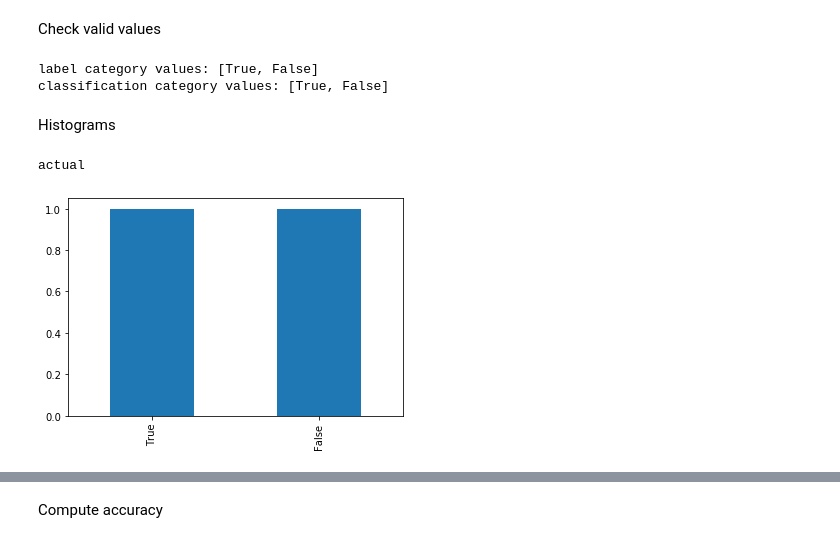
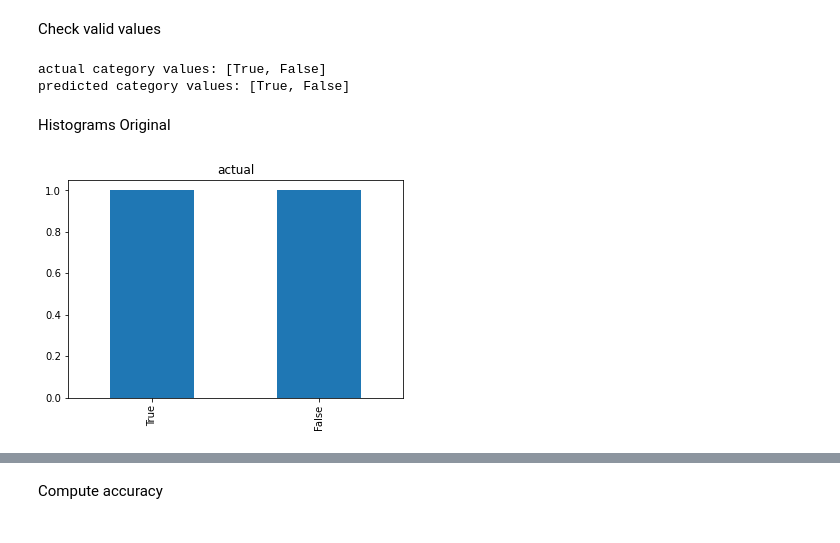
Before and after one commit to MaastrichtU-CDS/nlp-datau, a Jupyter notebook: notebooks/result-analysis.ipynb, the cells around one changed output, grey strips where cells are left out. Cells and saved outputs as stored; diff of their text form; code cells hidden in the pictures.

```diff
--- a/notebooks/result-analysis.ipynb
+++ b/notebooks/result-analysis.ipynb
@@ -9,8 +9,8 @@ path_excel_sheet = "./../resources/context_results.xlsx"
 # %% [markdown]
 Set label and classification columns
 # %%
-column_label = 'label longembolie'
-column_classification = 'target-snomedct:59282003'
+column_actual = 'label longembolie'
+column_predicted = 'target-snomedct:59282003'
 # %% [markdown]
 Read columns and determine values, in case of key error, make sure the columns are set correctly
 # %%
@@ -32,22 +32,20 @@ valid_values = [True, False]
 # %% [markdown]
 Check valid values
 # %%
-df_valid = df[df[column_label].isin(valid_values)]
-df_valid = df_valid[df_valid[column_classification].isin(valid_values)]
+df_valid = df[df[column_actual].isin(valid_values)]
+df_valid = df_valid[df_valid[column_predicted].isin(valid_values)]
 
-label_index_valid = df_valid[column_label].value_counts().index.tolist()
-classification_index_valid = df_valid[column_classification].value_counts().index.tolist()
+actual_index_valid = df_valid[column_actual].value_counts().index.tolist()
+predicted_index_valid = df_valid[column_actual].value_counts().index.tolist()
 
-print('label category values:', label_index_valid)
-print('classification category values:', classification_index_valid)
+print('actual category values:', actual_index_valid)
+print('predicted category values:', predicted_index_valid)
 # %% [output]
-label category values: [True, False]
-classification category values: [True, False]
+actual category values: [True, False]
+predicted category values: [True, False]
 # %% [markdown]
-Histograms
+Histograms Original
 # %%
-print('actual')
-actual_bar = df[column_label].value_counts().plot(kind='bar')
+actual_bar_plt = df[column_actual].value_counts().plot(kind='bar', title='actual')
 # %% [output]
-actual
-[figure, old version]
+[figure, new version]
```
Also changed, not shown: parts of 9 cells of this notebook, 1 other file.
